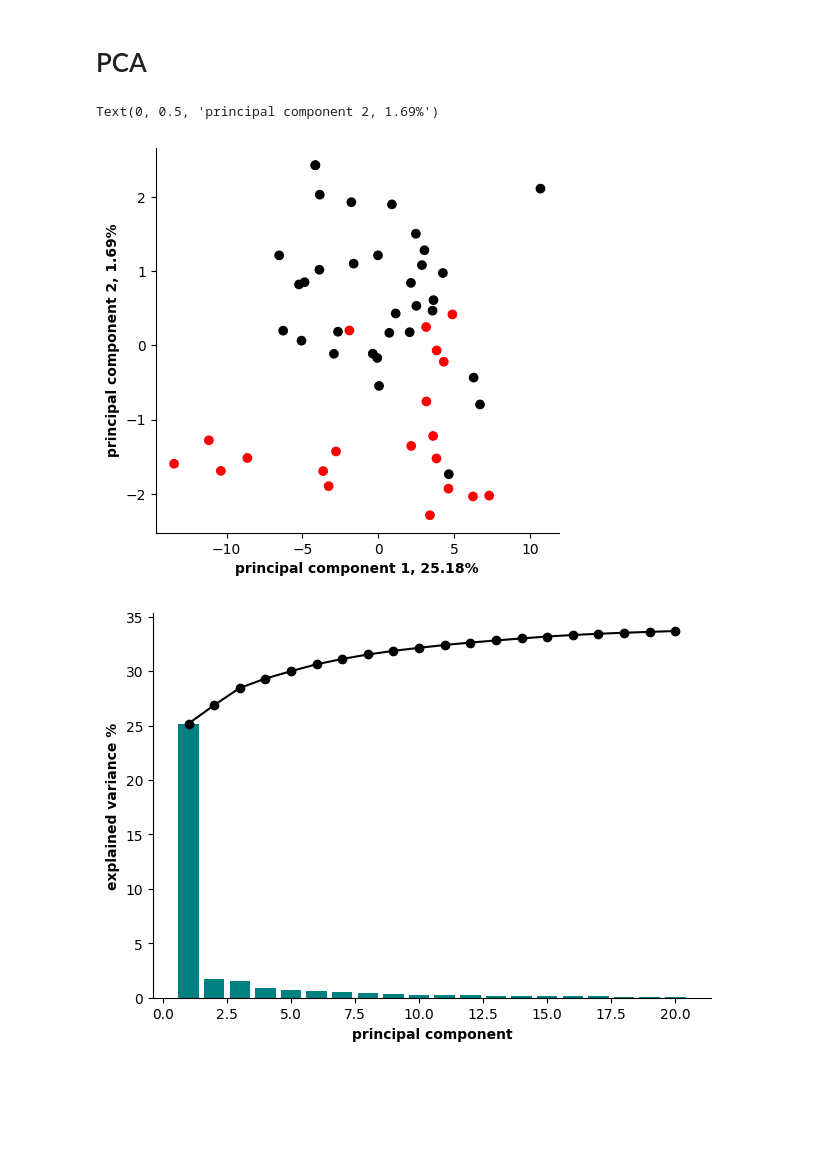
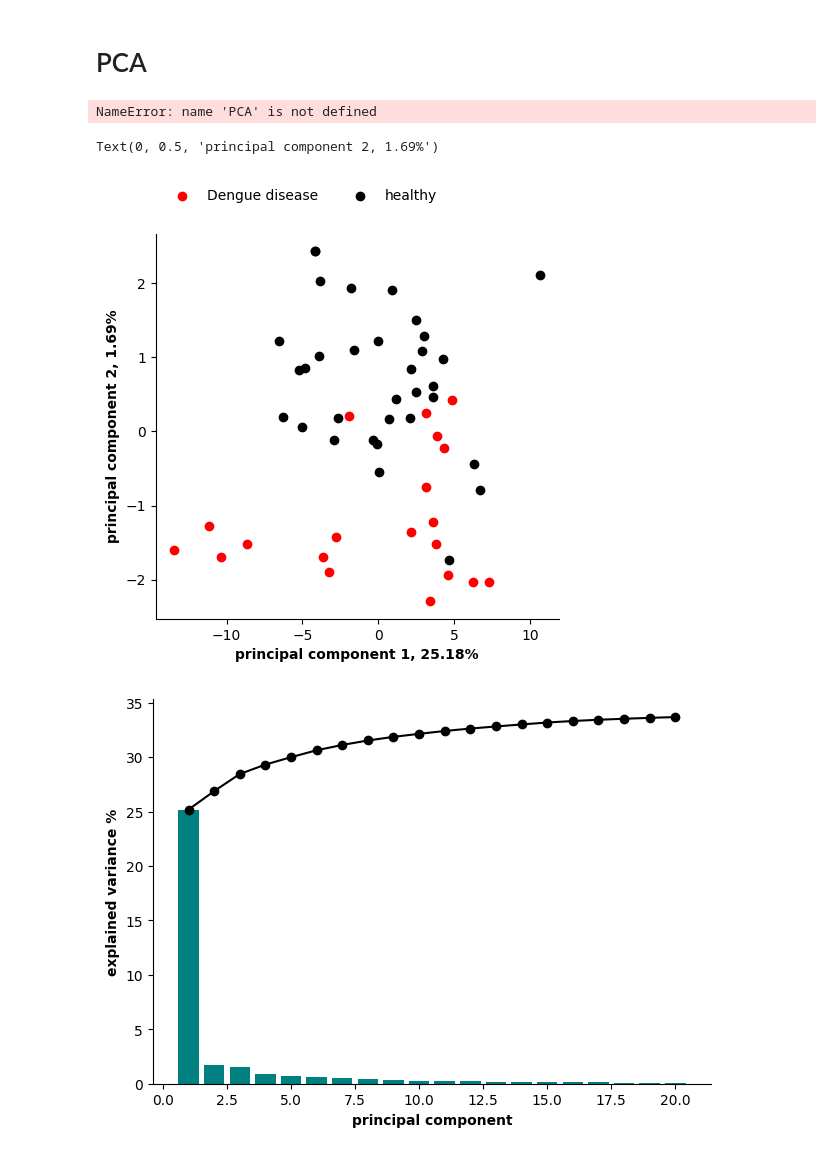
Before and after one commit to ChaosDonkey06/Stats-ML4Genomics, a Jupyter notebook: denv_metadata.ipynb, the cells around one changed output. Drawn from its saved outputs; the diff is of its cells as text; code cells hidden in the pictures; blank space fills up the shorter version.

```diff
--- a/denv_metadata.ipynb
+++ b/denv_metadata.ipynb
@@ -4,5 +5,5 @@ import numpy as np
 # %%
-data_df         = pd.read_csv("denv.csv", header=None).T
+data_df         = pd.read_csv(os.path.join("data", "dengue", "denv.csv"), header=None).T
 data_df.columns = data_df.iloc[0]
 data_df         = data_df.iloc[1:]
 #data_df = data_df.drop(columns=["Sample_organism_ch1", "Sample_type",
@@ -32,7 +33,7 @@ def modify_patient_id_gene_expression(patient_id):
     else:
         return "-".join(l)
 
-gene_expression_df = pd.read_excel("denv_pcr.xlsx")
+gene_expression_df = pd.read_excel(os.path.join("data", "dengue", "denv_pcr.xlsx"))
 gene_expression_df = gene_expression_df[gene_expression_df["patient_ID"]!="3-004-01"]
 gene_expression_df["patient_ID"] = gene_expression_df["patient_ID"].apply(modify_patient_id_gene_expression)
 gene_expression_df["diagnosis"]  = gene_expression_df["patient_ID"].apply(lambda x: patient2diag_dict[x])
@@ -157,30 +158,49 @@ xn_mat = (x_mat - μ_x) / σ_x
 xn_mat = np.c_[np.ones((xn_mat.shape[0], 1)), xn_mat] ## augment with column of ones
 
 y_vec = labels_df.iloc[:, -1].to_numpy()
+# %%
+pca_mRNA_denv = PCA(n_components=2, svd_solver='arpack')
+pc_mRNA       = pca_mRNA_denv.fit_transform(np.nan_to_num(xn_mat[:, 1:]))
+
+label2color = {0:"red", 1:"black"}
+y_color     = [label2color[y] for y in y_vec]
+
+pca_df          = pd.DataFrame(data = pc_mRNA, columns = ['pc1', 'pc2'])
+pca_df["color"] = y_color
+# %% [output]
+NameError: name 'PCA' is not defined
 # %%
 from sklearn.decomposition import PCA
 pca_mRNA_denv = PCA(n_components=2, svd_solver='arpack')
 pc_mRNA       = pca_mRNA_denv.fit_transform(np.nan_to_num(xn_mat[:, 1:]))
 
 
 label2color = {0:"red", 1:"black"}
 y_color     = [label2color[y] for y in y_vec]
 
-pca_df = pd.DataFrame(data = pc_mRNA, columns = ['pc1', 'pc2'])
+pca_df          = pd.DataFrame(data = pc_mRNA, columns = ['pc1', 'pc2'])
+pca_df["color"] = y_color
 
 fig, ax = plt.subplots(1, 1, figsize=(5.2, 5))
-ax.scatter(pca_df.pc1, pca_df.pc2, color=y_color)
+
+labels = ["Dengue disease", "healthy"]
+for ic, c in enumerate(["red", "black"]):
+
+    pca_plot_df = pca_df[pca_df.color == c]
+    ax.scatter(pca_plot_df.pc1, pca_plot_df.pc2, color=c, label=labels[ic])
 
 ax.spines["right"].set_visible(False)
 ax.spines["top"].set_visible(False)
+
+ax.legend(loc="upper left", bbox_to_anchor=(0, 1.15), ncol=2, frameon=False)
 
 exp_var = pca_mRNA_denv.explained_variance_
 
 ax.set_xlabel("principal component 1, {:0.2f}%".format(exp_var[0]), weight="bold")
 ax.set_ylabel("principal component 2, {:0.2f}%".format(exp_var[1]), weight="bold")
 # %% [output]
 Text(0, 0.5, 'principal component 2, 1.69%')
-[figure, old version]
+[figure, new version]
 # %%
 pca_mRNA_denv = PCA(n_components=20, svd_solver='arpack')
 pc_mRNA       = pca_mRNA_denv.fit_transform(np.nan_to_num(xn_mat[:,1:]))
```
Also changed, not shown: parts of 6 cells of this notebook, 3 other files.
